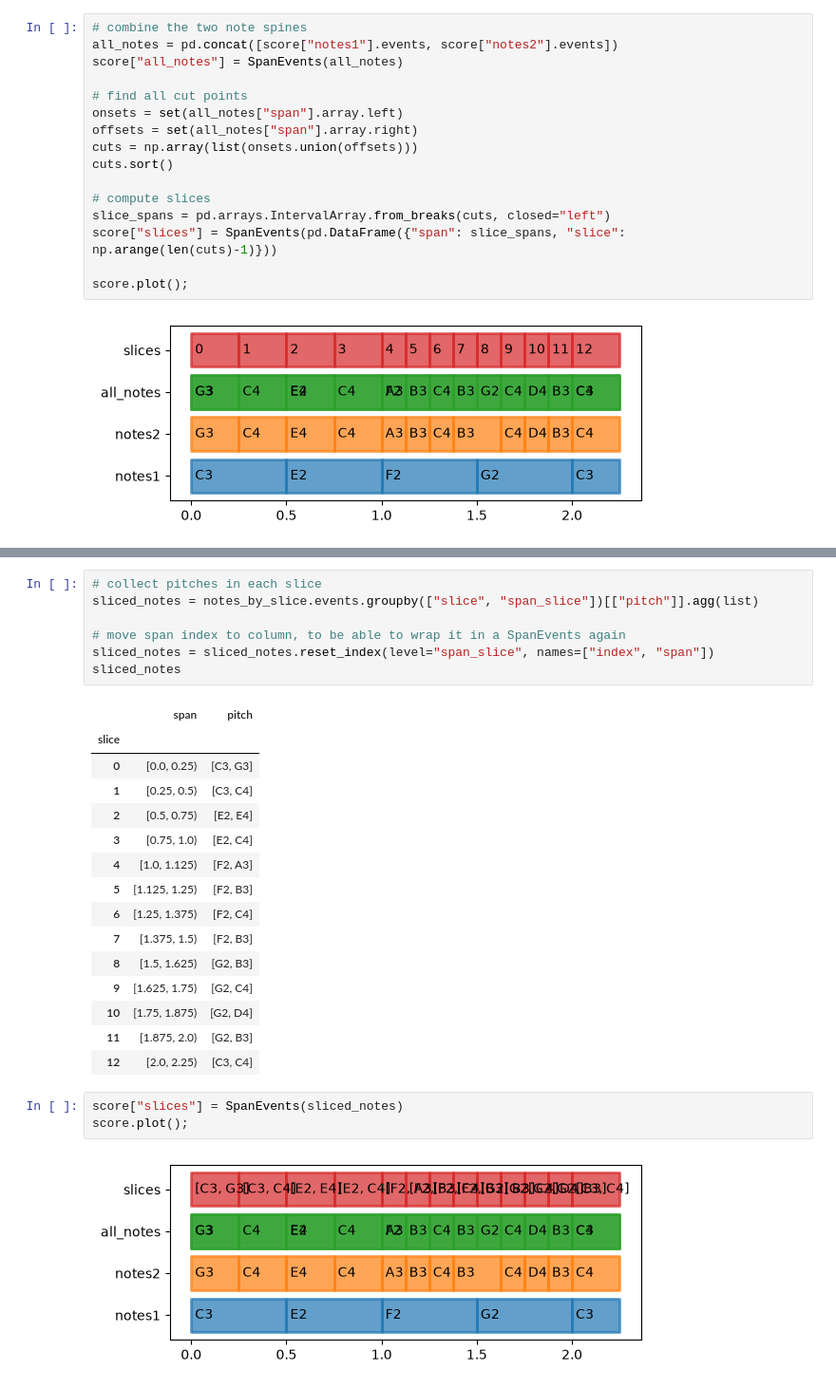
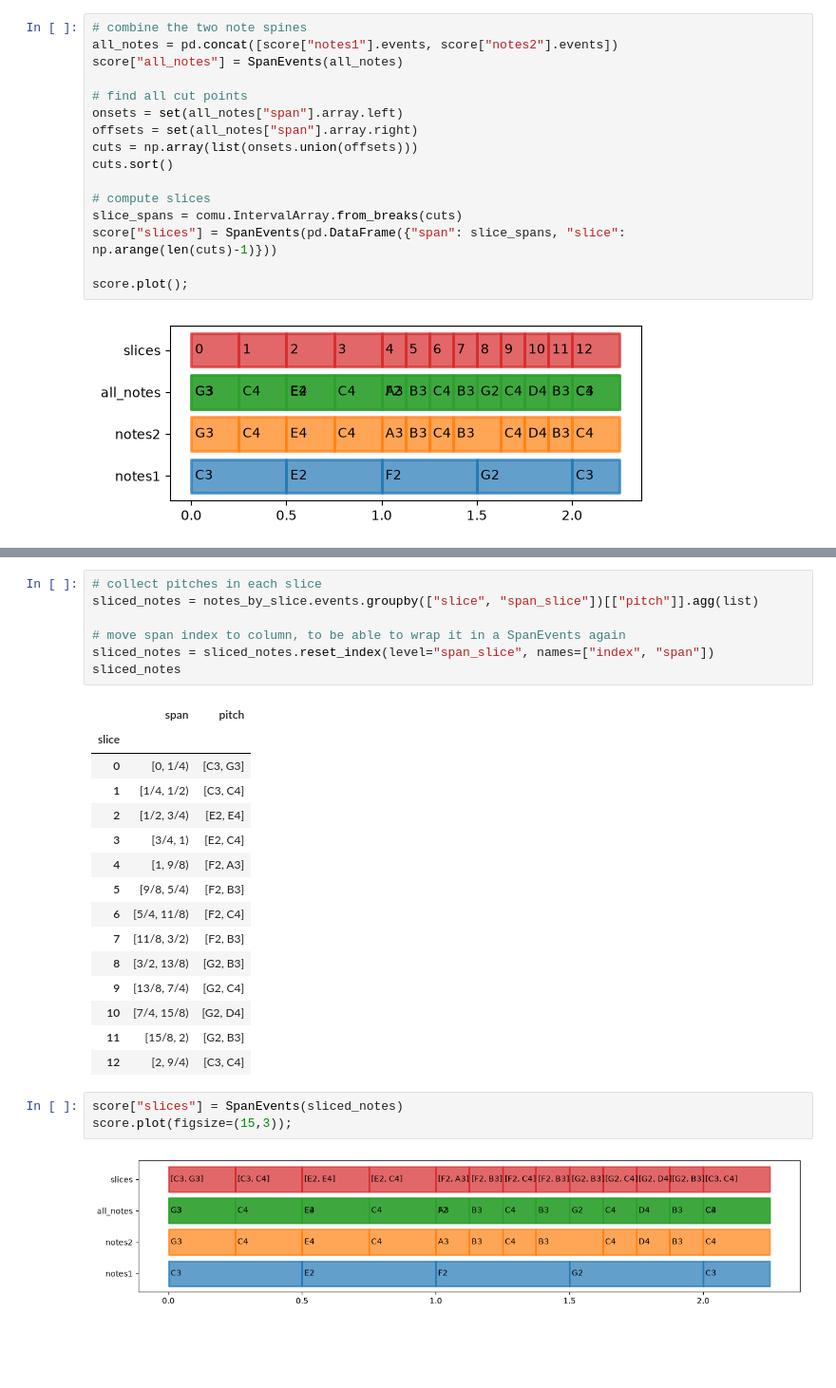
Before and after one commit to Amsterdam-Music-Lab/music-format-experiments, a Jupyter notebook: examples.ipynb, the cells around one changed output, grey strips where cells are left out. Shown at 95% size. Drawn from its saved outputs; the diff is of its cells as text; blank space fills up the shorter version.

Commit message:
use new pandas-interval-types package, update examples

```diff
--- a/examples.ipynb
+++ b/examples.ipynb
@@ -583,7 +579,7 @@ cuts = np.array(list(onsets.union(offsets)))
 cuts.sort()
 
 # compute slices
-slice_spans = pd.arrays.IntervalArray.from_breaks(cuts, closed="left")
+slice_spans = comu.IntervalArray.from_breaks(cuts)
 score["slices"] = SpanEvents(pd.DataFrame({"span": slice_spans, "slice": np.arange(len(cuts)-1)}))
 
 score.plot();
@@ -628,21 +624,21 @@ sliced_notes
 # %% [output]
 |  | span | pitch |
 | slice |  |  |
-| 0 | [0.0, 0.25) | [C3, G3] |
-| 1 | [0.25, 0.5) | [C3, C4] |
-| 2 | [0.5, 0.75) | [E2, E4] |
-| 3 | [0.75, 1.0) | [E2, C4] |
-| 4 | [1.0, 1.125) | [F2, A3] |
-| 5 | [1.125, 1.25) | [F2, B3] |
-| 6 | [1.25, 1.375) | [F2, C4] |
-| 7 | [1.375, 1.5) | [F2, B3] |
-| 8 | [1.5, 1.625) | [G2, B3] |
-| 9 | [1.625, 1.75) | [G2, C4] |
-| 10 | [1.75, 1.875) | [G2, D4] |
-| 11 | [1.875, 2.0) | [G2, B3] |
-| 12 | [2.0, 2.25) | [C3, C4] |
+| 0 | [0, 1/4) | [C3, G3] |
+| 1 | [1/4, 1/2) | [C3, C4] |
+| 2 | [1/2, 3/4) | [E2, E4] |
+| 3 | [3/4, 1) | [E2, C4] |
+| 4 | [1, 9/8) | [F2, A3] |
+| 5 | [9/8, 5/4) | [F2, B3] |
+| 6 | [5/4, 11/8) | [F2, C4] |
+| 7 | [11/8, 3/2) | [F2, B3] |
+| 8 | [3/2, 13/8) | [G2, B3] |
+| 9 | [13/8, 7/4) | [G2, C4] |
+| 10 | [7/4, 15/8) | [G2, D4] |
+| 11 | [15/8, 2) | [G2, B3] |
+| 12 | [2, 9/4) | [C3, C4] |
 # %%
 score["slices"] = SpanEvents(sliced_notes)
-score.plot();
+score.plot(figsize=(15,3));
 # %% [output]
-[figure, old version]
+[figure, new version]
```
Also changed, not shown: parts of 15 cells of this notebook, 5 other files.
